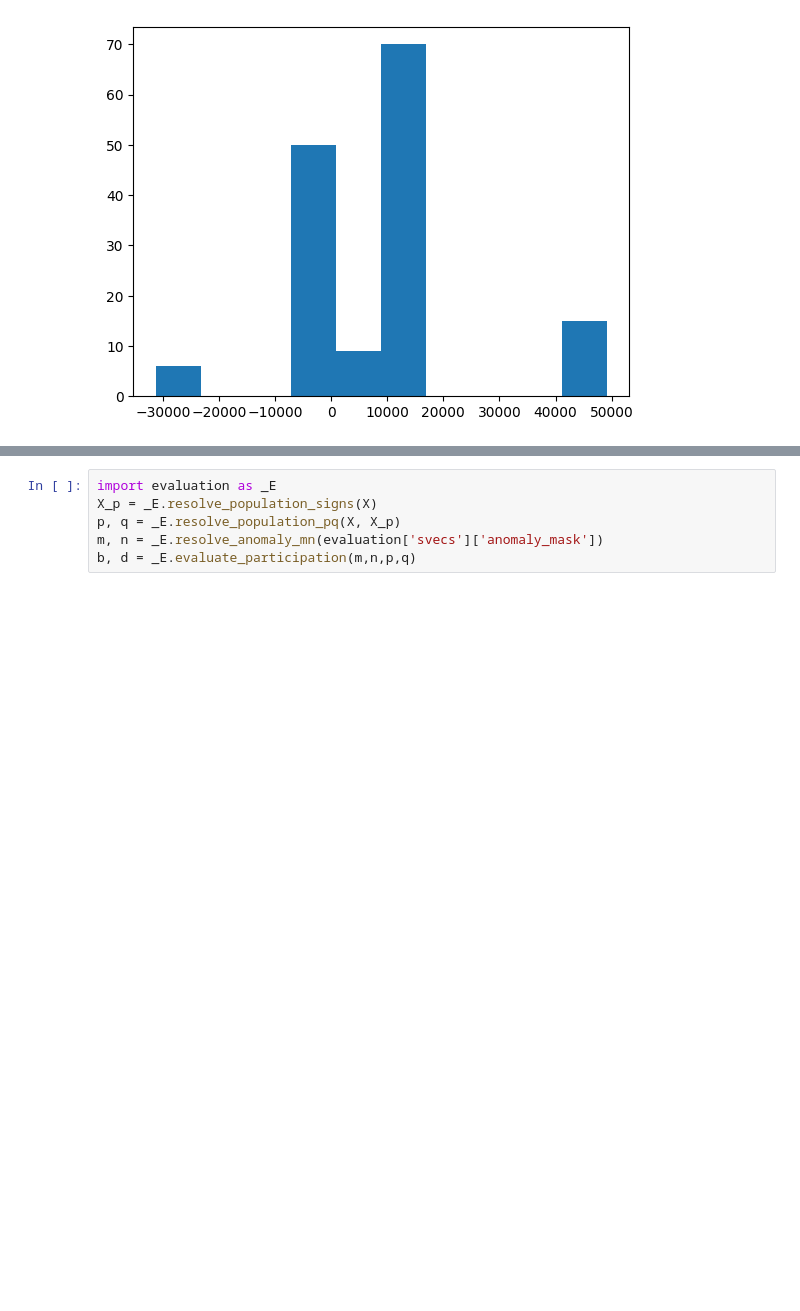
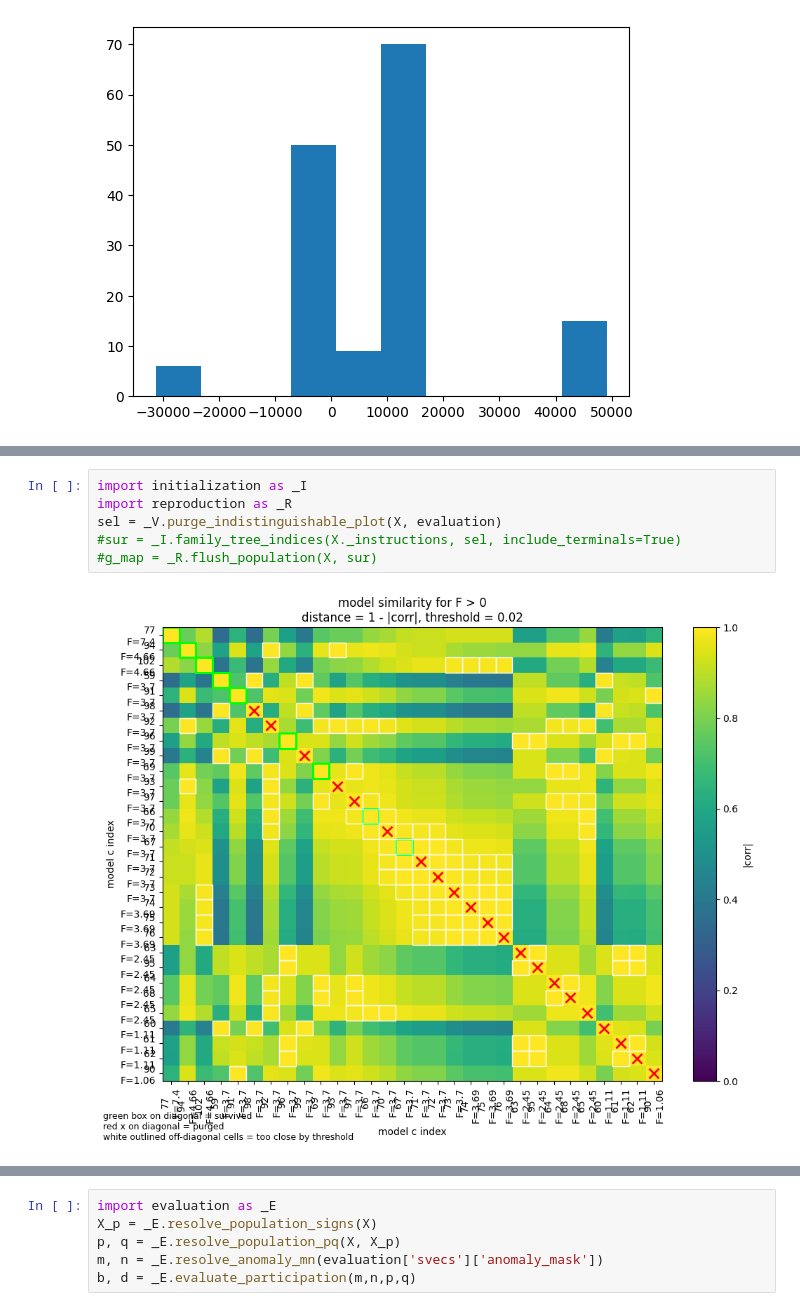
Before and after one commit to Logan-Kelsch/Structural_Regression, a Jupyter notebook: src/dev.ipynb, the cells around one changed output, grey strips where cells are left out. Drawn from its saved outputs; the diff is of its cells as text; blank space fills up the shorter version.

```diff
--- a/src/dev.ipynb
+++ b/src/dev.ipynb
@@ -596 +684,9 @@ am counts UniqueCountsResult(values=array([False,  True]), counts=array([82164,
+# %%
+import initialization as _I
+import reproduction as _R
+sel = _V.purge_indistinguishable_plot(X, evaluation)
+#sur = _I.family_tree_indices(X._instructions, sel, include_terminals=True)
+#g_map = _R.flush_population(X, sur)
+# %% [output]
+[figure, added]
 # %%
```
Also changed, not shown: parts of 22 cells of this notebook, 8 other files.
